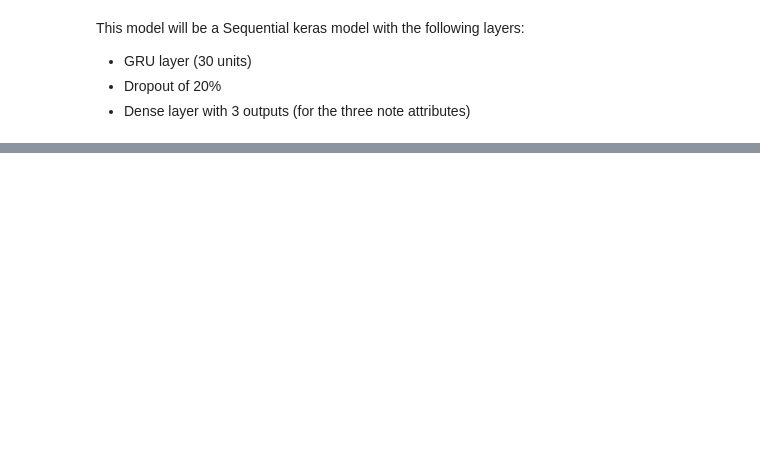
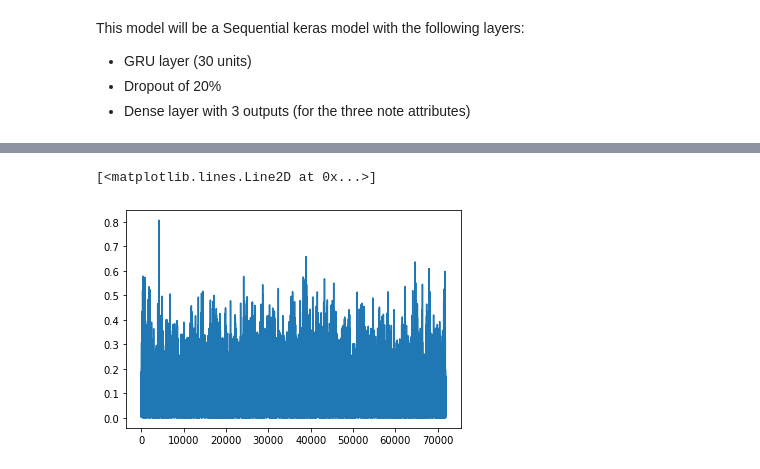
Before and after one commit to andresaar/PUC-Projeto, a Jupyter notebook: source/model_training.ipynb, the cells around one changed output, grey strips where cells are left out. Drawn from its saved outputs; the diff is of its cells as text; code cells hidden in the pictures; blank space fills up the shorter version.

```diff
--- a/source/model_training.ipynb
+++ b/source/model_training.ipynb
@@ -228,0 +255,4 @@ plt.legend()
+# %%
+y_pred = model.predict(X_test)
+error = np.sqrt((Y_test - y_pred) ** 2)
+# %% [output]
@@ -228,0 +260,2 @@ plt.legend()
+[<matplotlib.lines.Line2D at 0x...>]
+[figure, added]
```
Also changed, not shown: parts of 24 cells of this notebook, 5 other files.
